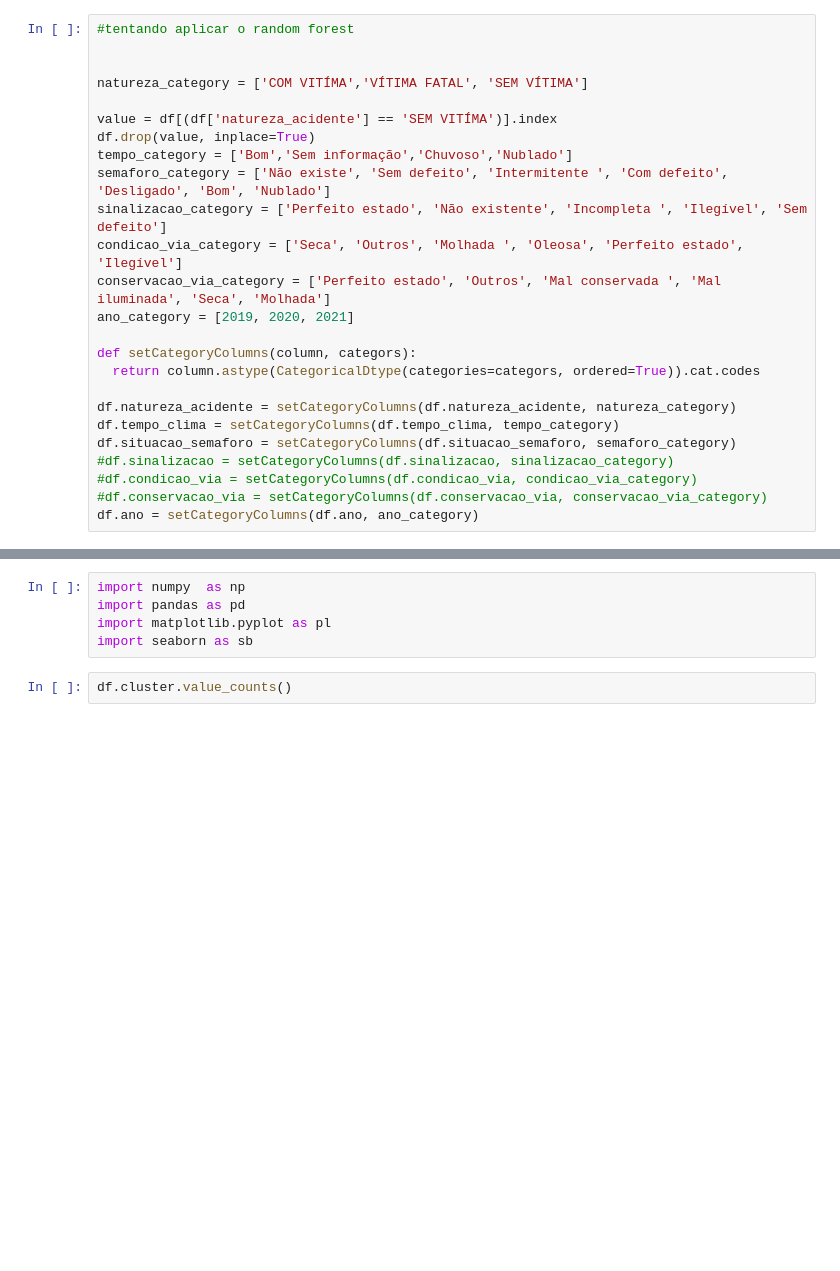
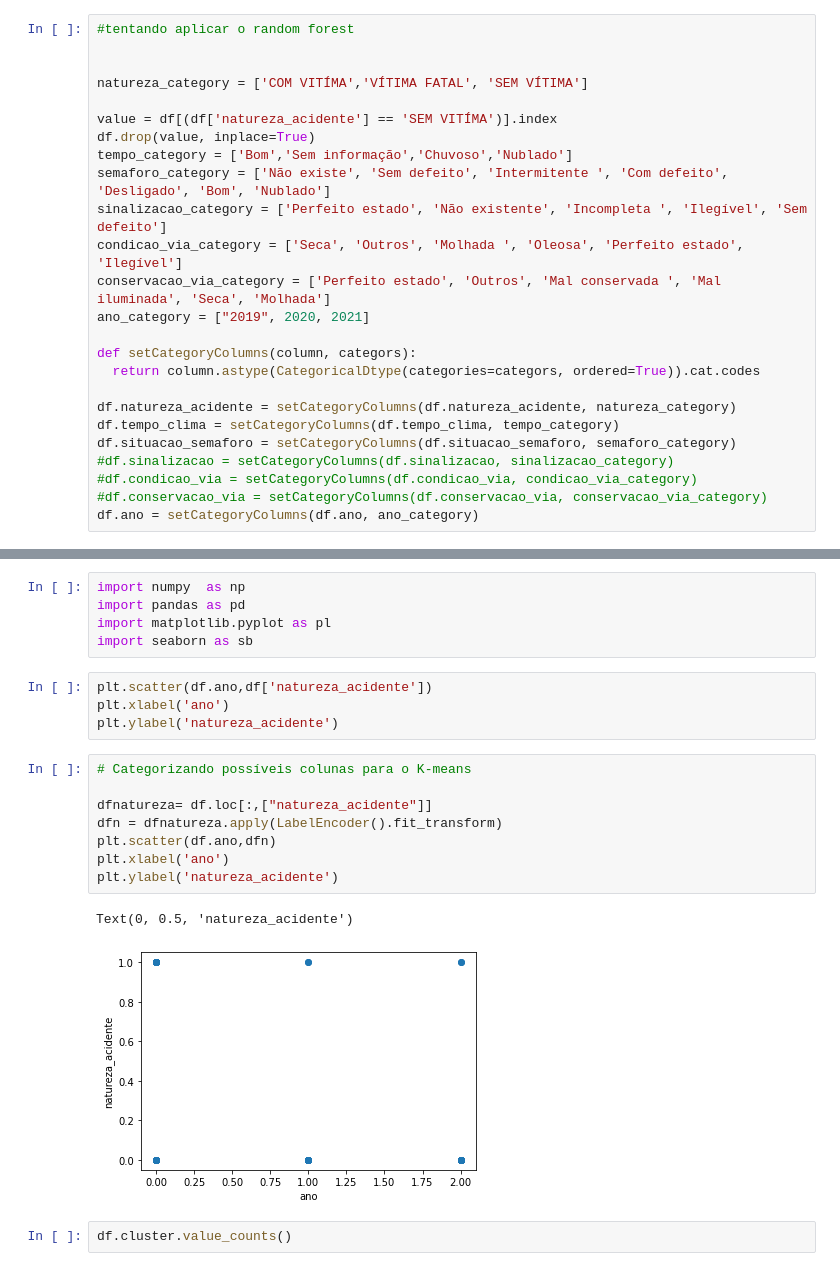
Before and after one commit to juliathemelo/machine_learning_random_forest_classifier, a Jupyter notebook: projeto3_pygil.ipynb, the cells around one changed output, grey strips where cells are left out. Cells and saved outputs as stored; diff of their text form; blank space fills up the shorter version.

Commit message:
Categorizando natureza_acidente para o kmeans

```diff
--- a/projeto3_pygil.ipynb
+++ b/projeto3_pygil.ipynb
@@ -765,7 +765,7 @@ semaforo_category = ['Não existe', 'Sem defeito', 'Intermitente ', 'Com defeito
 sinalizacao_category = ['Perfeito estado', 'Não existente', 'Incompleta ', 'Ilegível', 'Sem defeito']
 condicao_via_category = ['Seca', 'Outros', 'Molhada ', 'Oleosa', 'Perfeito estado', 'Ilegível']
 conservacao_via_category = ['Perfeito estado', 'Outros', 'Mal conservada ', 'Mal iluminada', 'Seca', 'Molhada']
-ano_category = [2019, 2020, 2021]
+ano_category = ["2019", 2020, 2021]
 
 def setCategoryColumns(column, categors):
   return column.astype(CategoricalDtype(categories=categors, ordered=True)).cat.codes
@@ -998,6 +997,21 @@ import numpy  as np
 import pandas as pd
 import matplotlib.pyplot as pl
 import seaborn as sb
+# %%
+plt.scatter(df.ano,df['natureza_acidente'])
+plt.xlabel('ano')
+plt.ylabel('natureza_acidente')
+# %%
+# Categorizando possíveis colunas para o K-means
+
+dfnatureza= df.loc[:,["natureza_acidente"]]
+dfn = dfnatureza.apply(LabelEncoder().fit_transform)
+plt.scatter(df.ano,dfn)
+plt.xlabel('ano')
+plt.ylabel('natureza_acidente')
+# %% [output]
+Text(0, 0.5, 'natureza_acidente')
+[figure, added]
 # %%
 df.cluster.value_counts()
 # %% [output]
```
Also changed, not shown: parts of 3 cells of this notebook.
